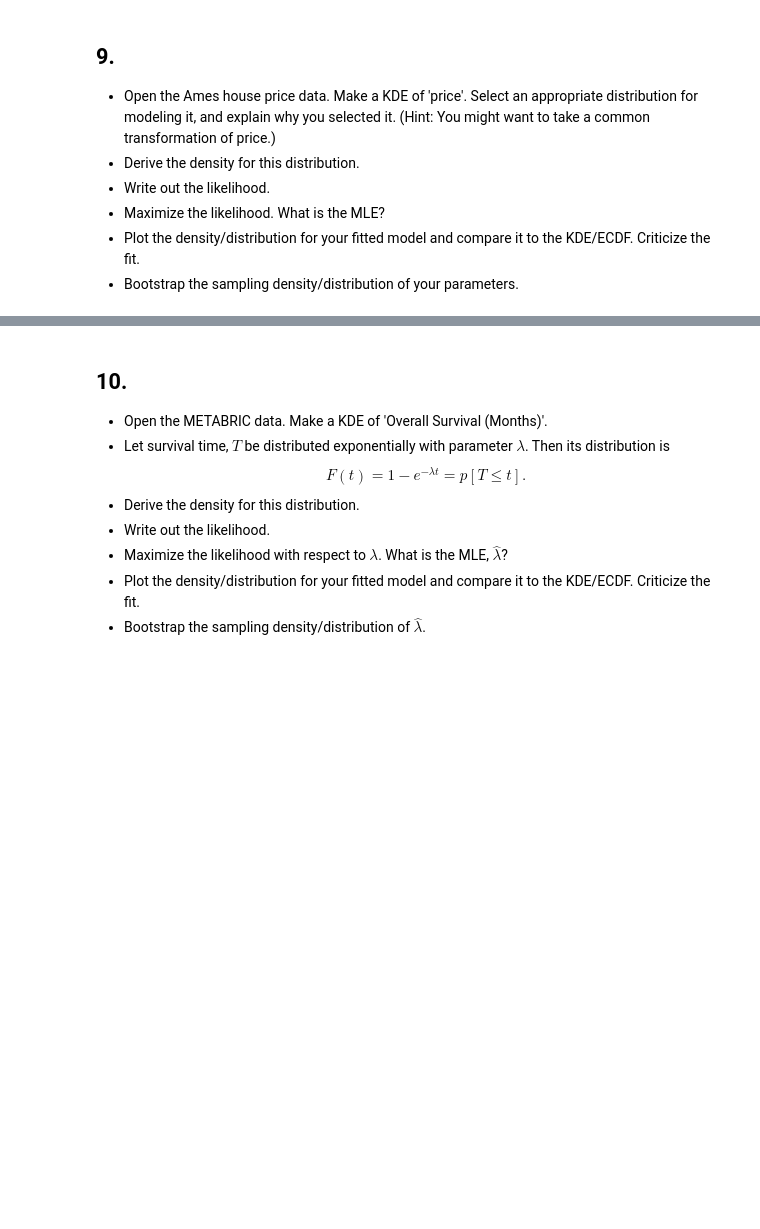
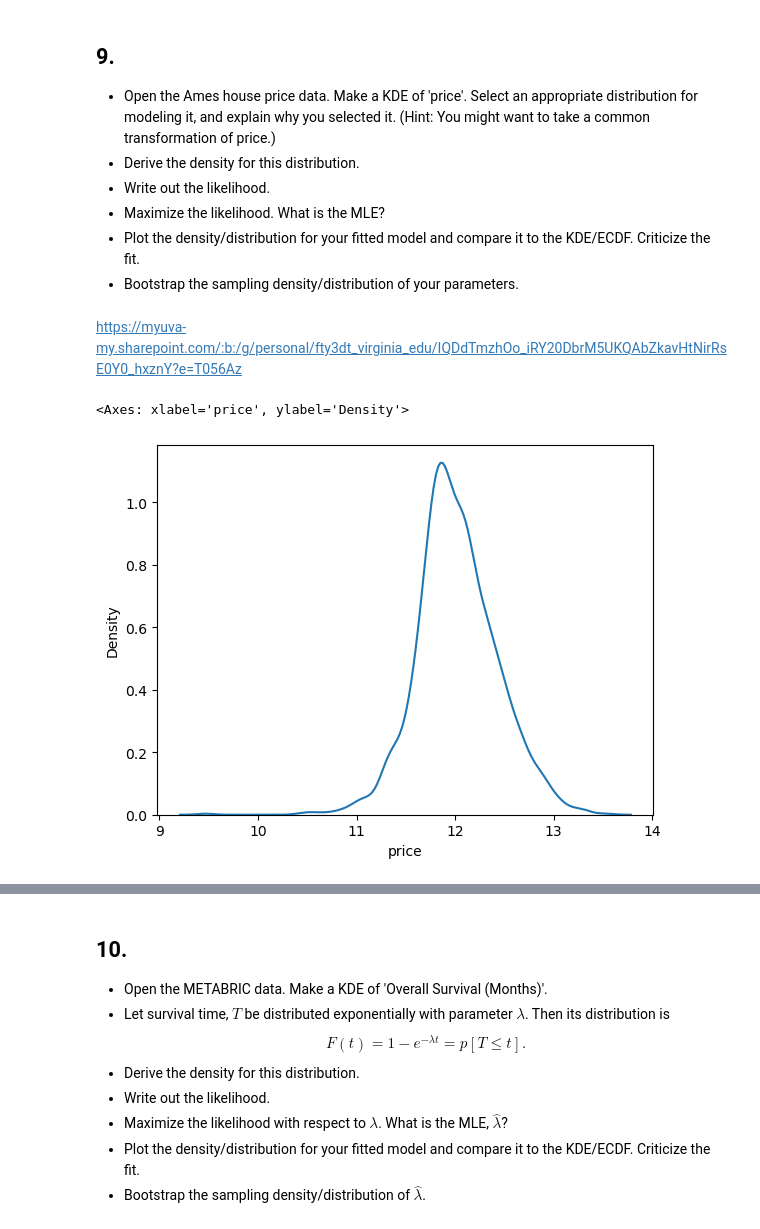
Before and after one commit to caroline-kranefuss/understanding_uncertainty, a Jupyter notebook: assignment_7.ipynb, the cells around one changed output, grey strips where cells are left out. Drawn from its saved outputs; the diff is of its cells as text; code cells hidden in the pictures; blank space fills up the shorter version.

```diff
--- a/assignment_7.ipynb
+++ b/assignment_7.ipynb
@@ -195,3 +260,15 @@ $$
 - Maximize the likelihood. What is the MLE?
 - Plot the density/distribution for your fitted model and compare it to the KDE/ECDF. Criticize the fit.
 - Bootstrap the sampling density/distribution of your parameters.
+# %% [markdown]
+https://myuva-my.sharepoint.com/:b:/g/personal/fty3dt_virginia_edu/IQDdTmzhOo_iRY20DbrM5UKQAbZkavHtNirRsE0Y0_hxznY?e=T056Az
+# %%
+df = pd.read_csv('./data/ames_prices.csv')
+
+sns.kdeplot(np.log(df['price']))
+# I chose to take a log of price because the KDE without a log looks like a log normal:
+# Right skewed/has a long tail on the right.
+# Taking the log helps standardize the data more and makes the scale more reasonable.
+# %% [output]
+<Axes: xlabel='price', ylabel='Density'>
+[figure, added]
```
Also changed, not shown: parts of 12 cells of this notebook, 25 other files.
